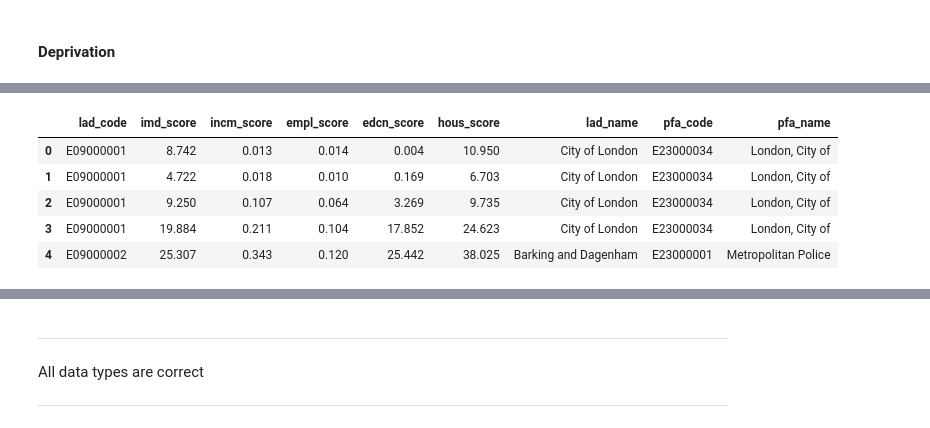
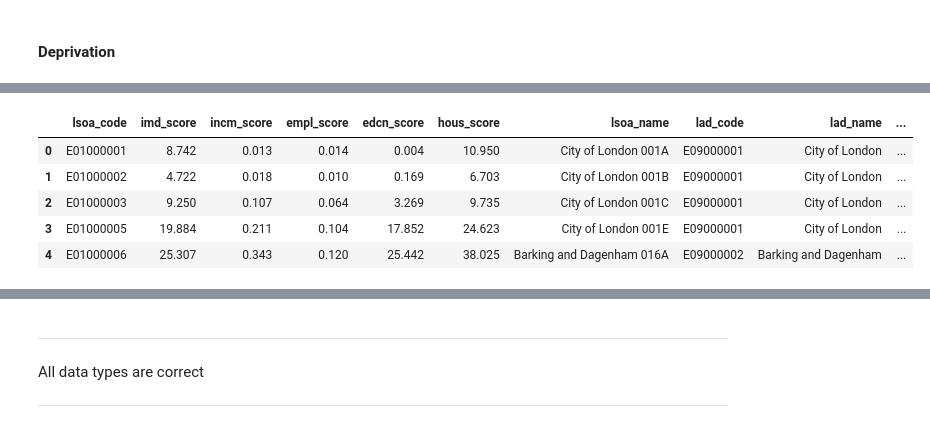
Before and after one commit to SamWilcock2468/Crime-Data-Analysis, a Jupyter notebook: Scripts/CrimeAnalysisPipeline.ipynb, the cells around one changed output, grey strips where cells are left out. Drawn from its saved outputs; the diff is of its cells as text; code cells hidden in the pictures.

```diff
--- a/Scripts/CrimeAnalysisPipeline.ipynb
+++ b/Scripts/CrimeAnalysisPipeline.ipynb
@@ -432,7 +431,7 @@ Drop all others.
 ***
 # %%
 depr = raw_depr[[
-    'Local Authority District code (2024)',
+    'LSOA code (2021)',
     'Index of Multiple Deprivation (IMD) Score',
     'Income Score (rate)',
     'Employment Score (rate)',
@@ -1442,7 +1455,7 @@ Furthermore, the columns will be renamed - and can be defined within the data di
 # %%
 # Rename columns
 depr = depr.rename(columns={
-    'Local Authority District code (2024)': 'lad_code',
+    'LSOA code (2021)': 'lsoa_code',
     'Index of Multiple Deprivation (IMD) Score': 'imd_score',
     'Income Score (rate)': 'incm_score',
     'Employment Score (rate)': 'empl_score',
@@ -1452,12 +1474,2 @@ depr = depr.rename(columns={
 # %%
-# As data comes from before 2025, we need to update the lad_codes for barnsley and sheffield
-
-# Update old Sheffield LAD code to new Sheffield LAD code
-depr.loc[depr['lad_code'] == 'E08000016', 'lad_code'] = 'E08000038'
-
-# Update old Barnsley LAD code to new Barnsley LAD code
-depr.loc[depr['lad_code'] == 'E08000019', 'lad_code'] = 'E08000039'
-
-depr[depr['lad_code'].isin(['E08000038', 'E08000039'])]
-
-# Updated succesfully!
+# No data to deal with 2025 LAD code, as importing directly from lookup table
@@ -1478,15 +1476,15 @@ depr[depr['lad_code'].isin(['E08000038', 'E08000039'])]
 # %%
 # Merge with lookup table
 
-depr_final = pd.merge(depr, lad_pfr, how='left', on='lad_code')
+depr_final = pd.merge(depr, lookup_table, how='left', on='lsoa_code')
 
 depr_final.head()
 # %% [output]
-|  | lad_code | imd_score | incm_score | empl_score | edcn_score | hous_score | lad_name | pfa_code | pfa_name |
-| 0 | E09000001 | 8.742 | 0.013 | 0.014 | 0.004 | 10.950 | City of London | E23000034 | London, City of |
-| 1 | E09000001 | 4.722 | 0.018 | 0.010 | 0.169 | 6.703 | City of London | E23000034 | London, City of |
-| 2 | E09000001 | 9.250 | 0.107 | 0.064 | 3.269 | 9.735 | City of London | E23000034 | London, City of |
-| 3 | E09000001 | 19.884 | 0.211 | 0.104 | 17.852 | 24.623 | City of London | E23000034 | London, City of |
-| 4 | E09000002 | 25.307 | 0.343 | 0.120 | 25.442 | 38.025 | Barking and Dagenham | E23000001 | Metropolitan Police |
+|  | lsoa_code | imd_score | incm_score | empl_score | edcn_score | hous_score | lsoa_name | lad_code | lad_name | ... |
+| 0 | E01000001 | 8.742 | 0.013 | 0.014 | 0.004 | 10.950 | City of London 001A | E09000001 | City of London | ... |
+| 1 | E01000002 | 4.722 | 0.018 | 0.010 | 0.169 | 6.703 | City of London 001B | E09000001 | City of London | ... |
+| 2 | E01000003 | 9.250 | 0.107 | 0.064 | 3.269 | 9.735 | City of London 001C | E09000001 | City of London | ... |
+| 3 | E01000005 | 19.884 | 0.211 | 0.104 | 17.852 | 24.623 | City of London 001E | E09000001 | City of London | ... |
+| 4 | E01000006 | 25.307 | 0.343 | 0.120 | 25.442 | 38.025 | Barking and Dagenham 016A | E09000002 | Barking and Dagenham | ... |
 # %%
 # Reorder columns
```
Also changed, not shown: parts of 61 cells of this notebook.
